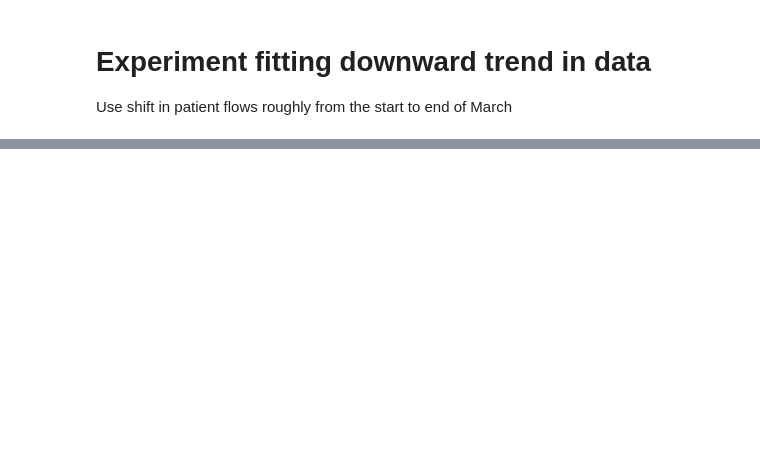
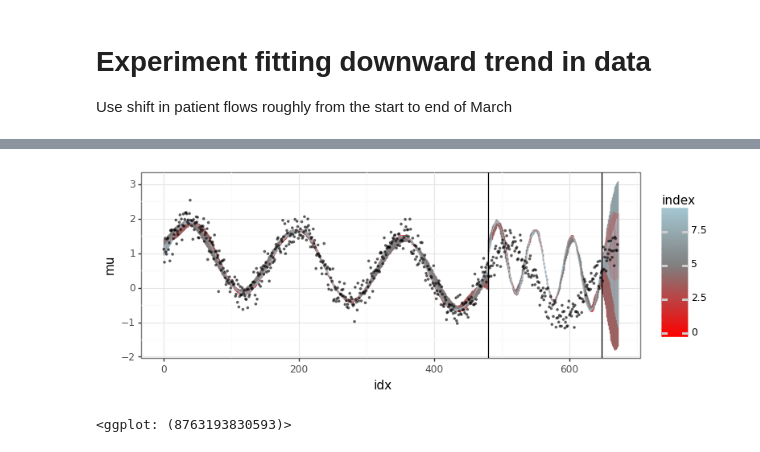
Before and after one commit to saiborra1979/EDCensus, a Jupyter notebook: explore_np.ipynb, the cells around one changed output, grey strips where cells are left out. Cells and saved outputs as stored; diff of their text form; code cells hidden in the pictures; blank space fills up the shorter version.

```diff
--- a/explore_np.ipynb
+++ b/explore_np.ipynb
@@ -4,0 +76,35 @@ Use shift in patient flows roughly from the start to end of March
+# %%
+np.random.seed(seed)
+nparams = 500
+ll_seq = np.linspace(0.01,10, nparams)
+ll_period = np.linspace(0.01, 6, nparams)
+params = pd.DataFrame({'noise1':np.linspace(0, y1_train.var(), nparams),
+                       'rbf_sig2':ll_seq, 'rbf_l':ll_seq,
+                       'esq_l':ll_seq, 'esq_period':ll_seq,
+                       'rq_l':ll_seq, 'rq_alpha':ll_seq})
+
+nsamp = 100
+sampled = params.apply(lambda x: x.sample(nsamp).values, axis=0)
+# oracle1 = pd.Series({'noise1':0.0848,'rbf_sig2':0.733,'rbf_l':3.98,'esq_l':0.889,'esq_period':2.27})
+# sampled = sampled.append(oracle1,ignore_index=True)
+holder, store_kern = [], []
+for ii, rr in sampled.iterrows():
+    kern_ii = rr.rbf_sig2**2*RBF(rr.rbf_l) + ExpSineSquared(rr.esq_l, rr.esq_period) + \
+                    WhiteKernel(rr.noise1)# + RationalQuadratic(rr.rq_l, rr.rq_alpha)
+    gpr_ii = GaussianProcessRegressor(kernel=kern_ii, optimizer=None, normalize_y=True).fit(X1_train, y1_train)
+    mu_ii, se_ii = gpr_ii.predict(np.r_[X1_train, X1_val, X1_test], True)
+    holder.append(pd.DataFrame({'mu':mu_ii,'se':se_ii,'ii':ii,'nll':-gpr_ii.log_marginal_likelihood_value_}))
+    store_kern.append(kern_ii)
+dat_sampled = pd.concat(holder).reset_index().rename(columns={'index':'idx'})
+best_ii = dat_sampled.groupby('ii').nll.mean().reset_index().sort_values('nll').reset_index(None,True).reset_index()
+
+tmp = best_ii.head(10).merge(dat_sampled,'inner','ii')
+gg_sampled = (ggplot(tmp, aes(x='idx',y='mu',color='index')) +
+              geom_line() + theme_bw() +
+              geom_vline(xintercept=ntrain) + geom_vline(xintercept=n-ntest) +
+              geom_point(aes(x='idx',y='y'),color='black',data=df1,size=0.5,alpha=0.5) +
+              scale_color_gradient2(low='red',mid='grey',high='lightblue',midpoint=5))
+gg_sampled
+# %% [output]
+[figure, added]
+<ggplot: (8763193830593)>
```
Also changed, not shown: parts of 22 cells of this notebook, 3 other files.
